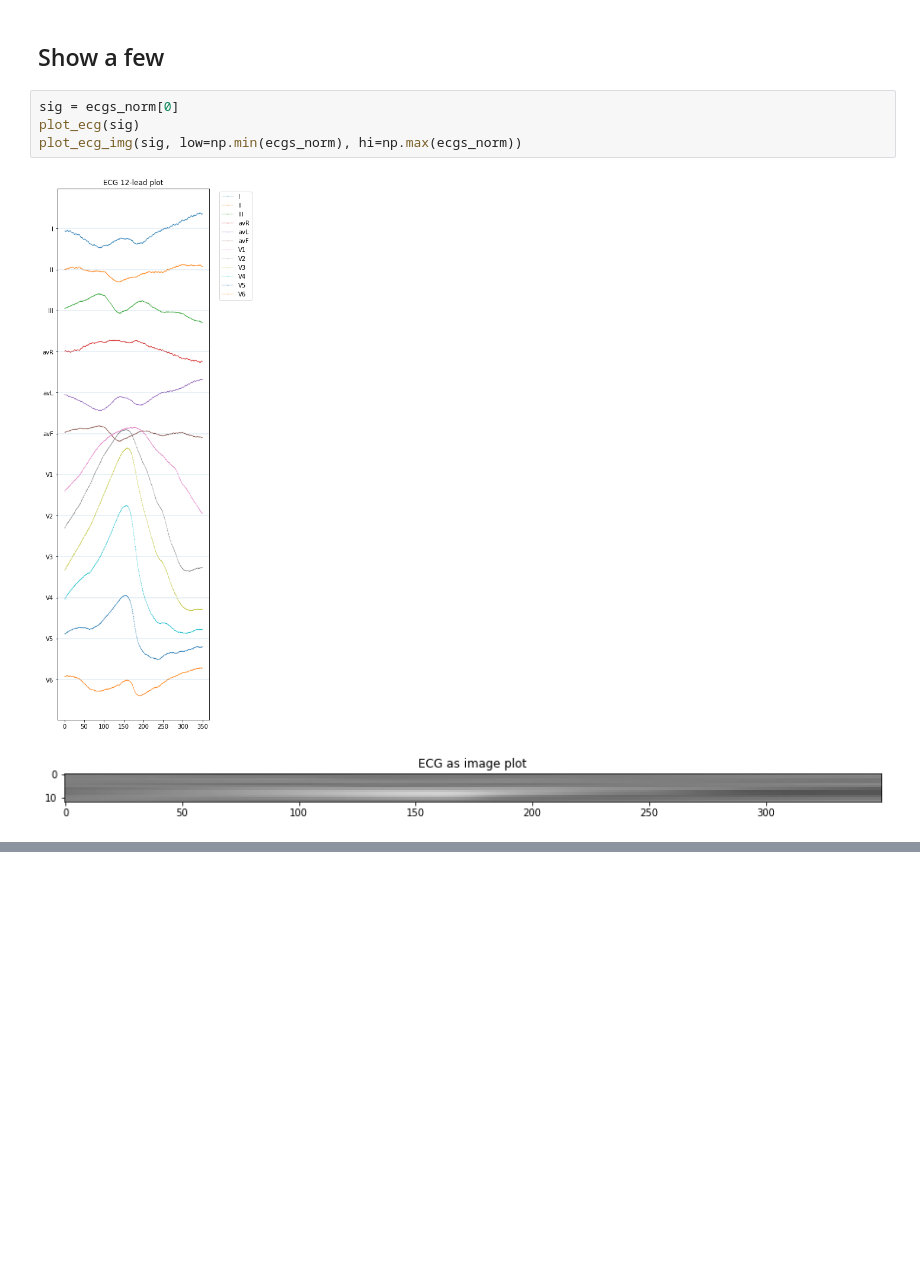
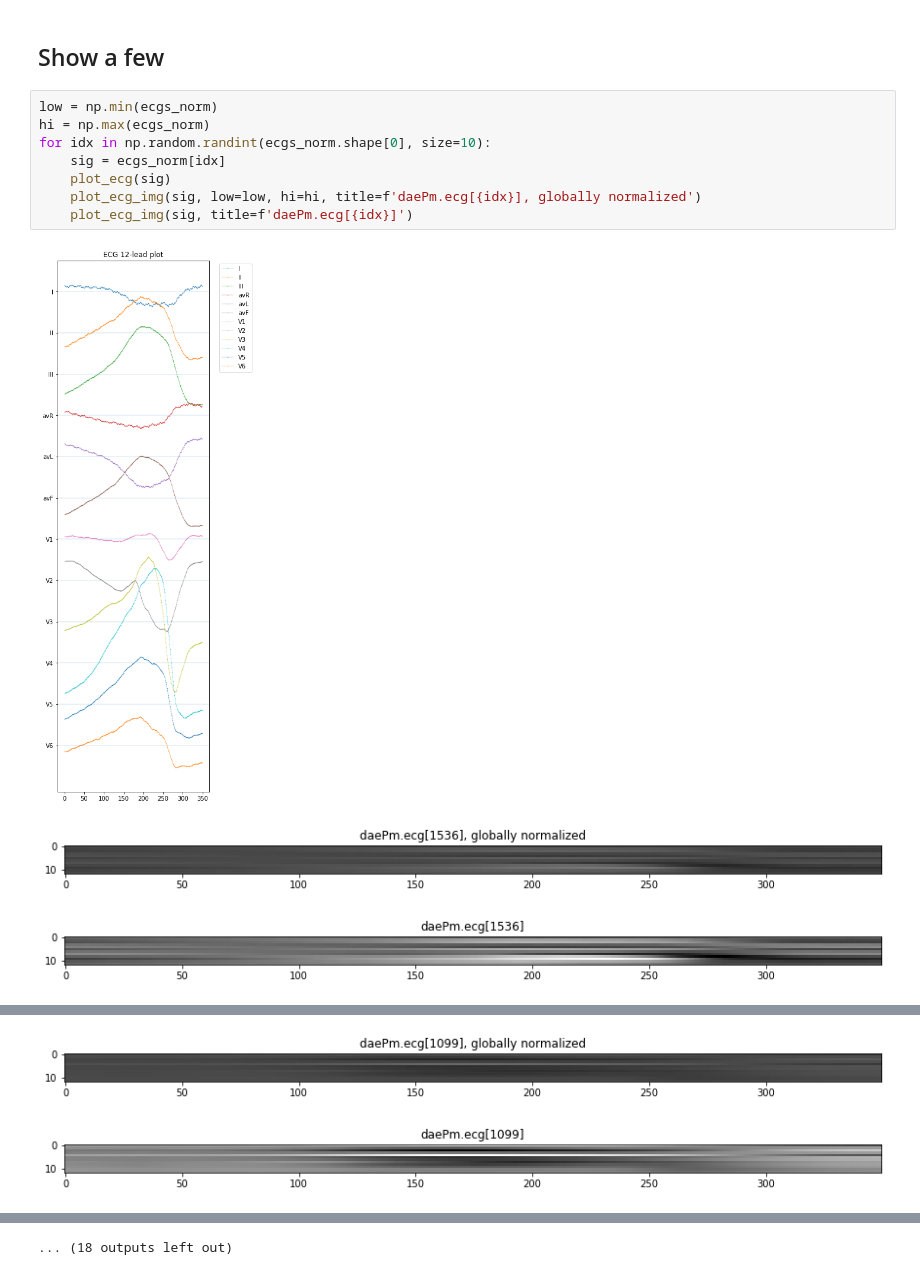
Before and after one commit to StefanHeng/ECG-PVC-Classifier, a Jupyter notebook: Feature-Representation/ecg_as_img.ipynb, the cells around one changed output, grey strips where cells are left out. Drawn from its saved outputs; the diff is of its cells as text; blank space fills up the shorter version.

```diff
--- a/Feature-Representation/ecg_as_img.ipynb
+++ b/Feature-Representation/ecg_as_img.ipynb
@@ -38,10 +39,15 @@ energies = np.sum(np.square(ecgs_norm), axis=-1)  # Sanity check
 np.testing.assert_almost_equal(energies, np.full(energies.shape, energies[0]))
 # %% [markdown]
 ## Show a few
-# %%
-sig = ecgs_norm[0]
-plot_ecg(sig)
-plot_ecg_img(sig, low=np.min(ecgs_norm), hi=np.max(ecgs_norm))
-# %% [output]
-[figure, removed]
-[figure, removed]
+# %%
+low = np.min(ecgs_norm)
+hi = np.max(ecgs_norm)
+for idx in np.random.randint(ecgs_norm.shape[0], size=10):
+    sig = ecgs_norm[idx]
+    plot_ecg(sig)
+    plot_ecg_img(sig, low=low, hi=hi, title=f'daePm.ecg[{idx}], globally normalized')
+    plot_ecg_img(sig, title=f'daePm.ecg[{idx}]')
+# %% [output]
+[figure, added]
+[figure, added]
+[figure, added]
@@ -47,0 +55,2 @@ plot_ecg_img(sig, low=np.min(ecgs_norm), hi=np.max(ecgs_norm))
+[figure, added]
+[figure, added]
@@ -47,0 +63 @@ plot_ecg_img(sig, low=np.min(ecgs_norm), hi=np.max(ecgs_norm))
+... (18 outputs left out)
```
Also changed, not shown: parts of 2 cells of this notebook, 3 other files.
